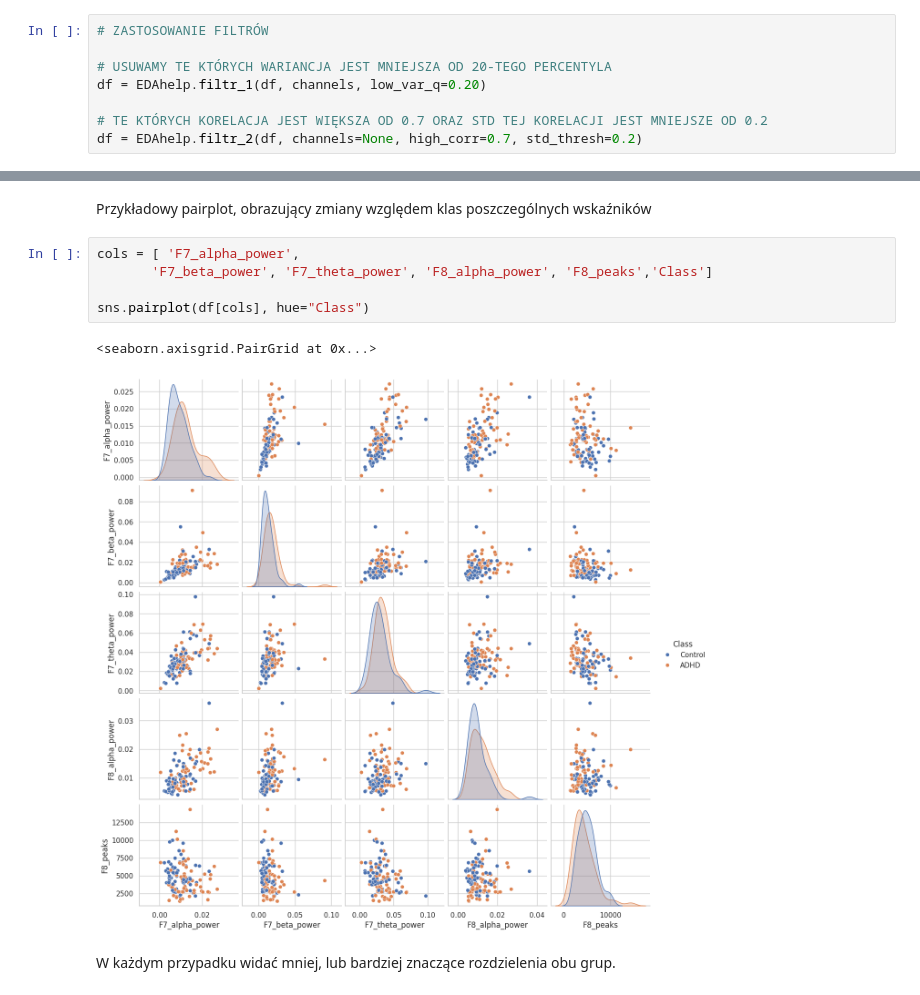
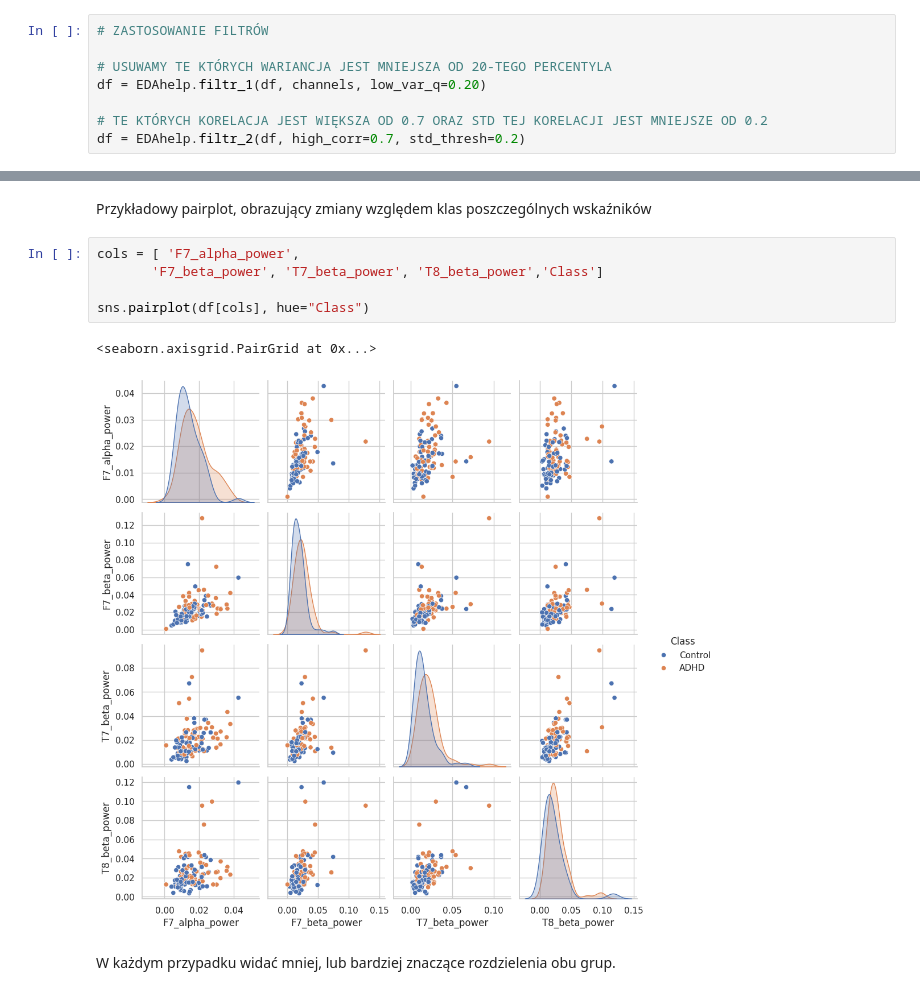
Before and after one commit to NoMoreCookies/NeuronZadanie, a Jupyter notebook: EDA.ipynb, the cells around one changed output, grey strips where cells are left out. Drawn from its saved outputs; the diff is of its cells as text.

```diff
--- a/EDA.ipynb
+++ b/EDA.ipynb
@@ -142,7 +142,7 @@ Dlaczego takie 2 filtry? Na tym etapie wypada już w jakiś sposób odfiltrować
 df = EDAhelp.filtr_1(df, channels, low_var_q=0.20)
 
 # TE KTÓRYCH KORELACJA JEST WIĘKSZA OD 0.7 ORAZ STD TEJ KORELACJI JEST MNIEJSZE OD 0.2
-df = EDAhelp.filtr_2(df, channels=None, high_corr=0.7, std_thresh=0.2)
+df = EDAhelp.filtr_2(df, high_corr=0.7, std_thresh=0.2)
 # %% [markdown]
 Kanały pozostałe po zastosowaniu filtrów
 # %%
@@ -281,12 +281,12 @@ Podobne obserwacje dla: Cz_rms, F7_std, F8_peaks, Fp1_std, Fz_rms, O1_rms, O2_rm
 Przykładowy pairplot, obrazujący zmiany względem klas poszczególnych wskaźników
 # %%
 cols = [ 'F7_alpha_power',
-       'F7_beta_power', 'F7_theta_power', 'F8_alpha_power', 'F8_peaks','Class']
+       'F7_beta_power', 'T7_beta_power', 'T8_beta_power','Class']
 
 sns.pairplot(df[cols], hue="Class")
 # %% [output]
 <seaborn.axisgrid.PairGrid at 0x...>
-[figure, old version]
+[figure, new version]
 # %% [markdown]
 W każdym przypadku widać mniej, lub bardziej znaczące rozdzielenia obu grup.
 # %% [markdown]
```
Also changed, not shown: parts of 10 cells of this notebook, 1 other file.
